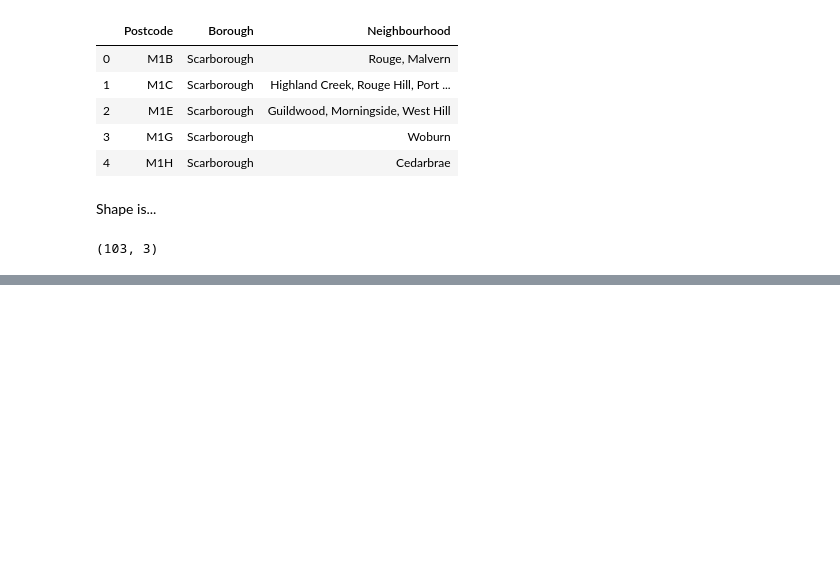
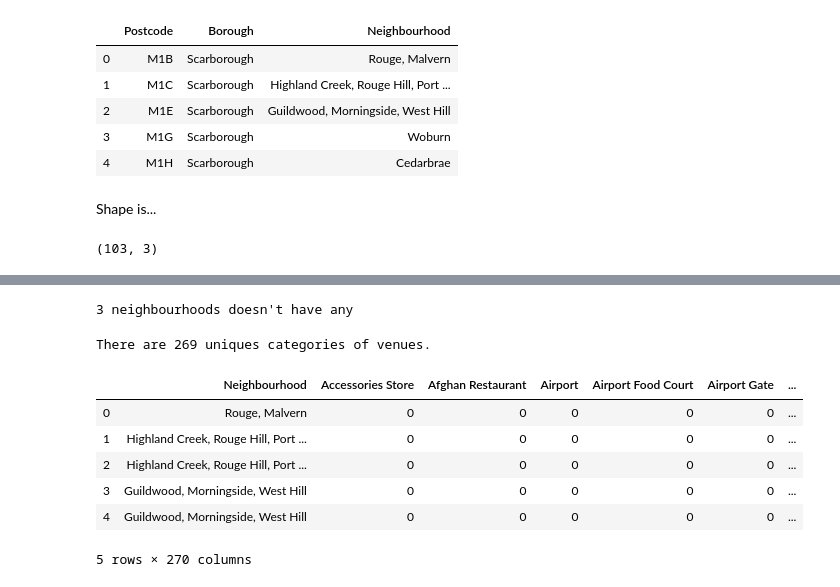
Before and after one commit to andreytank/ML_Capstone, a Jupyter notebook: Capstone.ipynb, the cells around one changed output, grey strips where cells are left out. Drawn from its saved outputs; the diff is of its cells as text; code cells hidden in the pictures; blank space fills up the shorter version.

```diff
--- a/Capstone.ipynb
+++ b/Capstone.ipynb
@@ -83,0 +125,8 @@ print (dftest.shape)
+# %%
+address = 'Toronto, Canada'
+
+geolocator = Nominatim()
+location = geolocator.geocode(address)
+latitude = location.latitude
+longitude = location.longitude
+print('The geograpical coordinate of Toronto are {}, {}.'.format(latitude, longitude))
@@ -83,0 +245,28 @@ print (dftest.shape)
+# %%
+print("3 neighbourhoods doesn't have any")
+# %% [output]
+3 neighbourhoods doesn't have any
+# %%
+print('There are {} uniques categories of venues.'.format(len(toronto_venues['Venue Category'].unique())))
+# %% [output]
+There are 269 uniques categories of venues.
+# %%
+# one hot encoding
+toronto_onehot = pd.get_dummies(toronto_venues[['Venue Category']], prefix="", prefix_sep="")
+
+# add neighborhood column back to dataframe
+toronto_onehot['Neighbourhood'] = toronto_venues['Neighborhood']
+
+# move neighborhood column to the first column
+fixed_columns = [toronto_onehot.columns[-1]] + list(toronto_onehot.columns[:-1])
+toronto_onehot = toronto_onehot[fixed_columns]
+
+toronto_onehot.head()
+# %% [output]
+|  | Neighbourhood | Accessories Store | Afghan Restaurant | Airport | Airport Food Court | Airport Gate | ... |
+| 0 | Rouge, Malvern | 0 | 0 | 0 | 0 | 0 | ... |
+| 1 | Highland Creek, Rouge Hill, Port ... | 0 | 0 | 0 | 0 | 0 | ... |
+| 2 | Highland Creek, Rouge Hill, Port ... | 0 | 0 | 0 | 0 | 0 | ... |
+| 3 | Guildwood, Morningside, West Hill | 0 | 0 | 0 | 0 | 0 | ... |
+| 4 | Guildwood, Morningside, West Hill | 0 | 0 | 0 | 0 | 0 | ... |
+5 rows × 270 columns
```
Also changed, not shown: parts of 19 cells of this notebook.
